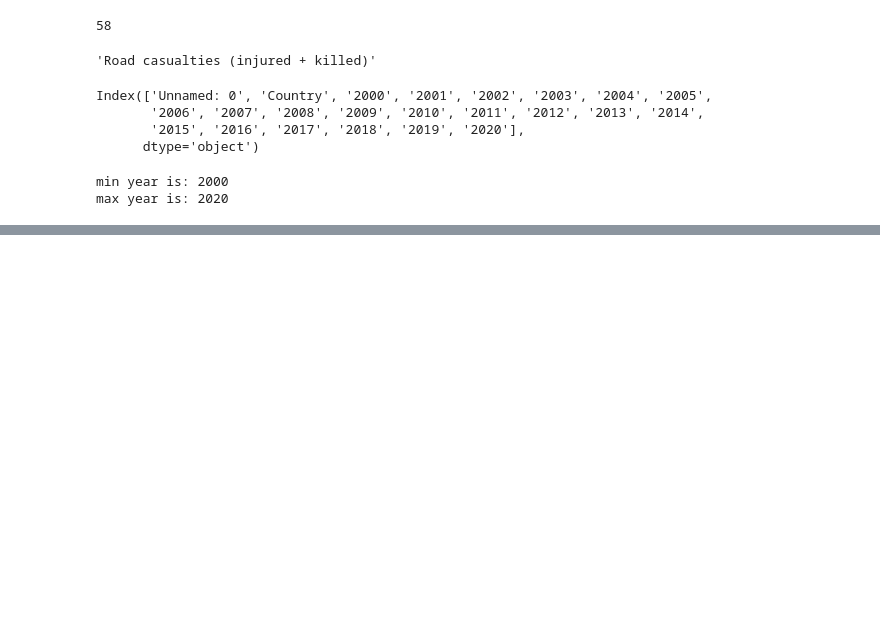
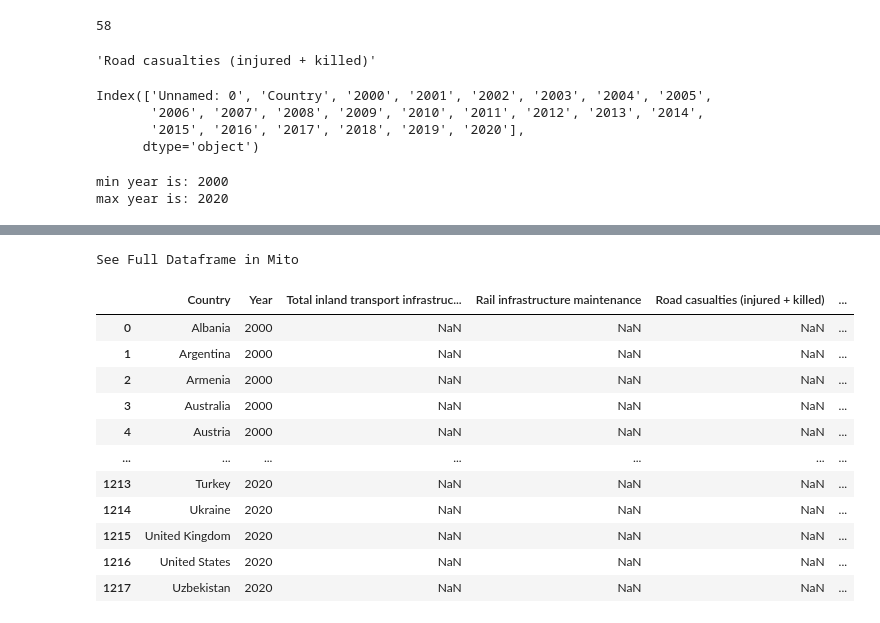
Before and after one commit to zeevSozin/data-science-project, a Jupyter notebook: dataGatherring.ipynb, the cells around one changed output, grey strips where cells are left out. Cells and saved outputs as stored; diff of their text form; code cells hidden in the pictures; blank space fills up the shorter version.

```diff
--- a/dataGatherring.ipynb
+++ b/dataGatherring.ipynb
@@ -218,0 +396,16 @@ max year is: 2020
+# %%
+countryYearDf
+# %% [output]
+See Full Dataframe in Mito
+|  | Country | Year | Total inland transport infrastruc... | Rail infrastructure maintenance | Road casualties (injured + killed) | ... |
+| 0 | Albania | 2000 | NaN | NaN | NaN | ... |
+| 1 | Argentina | 2000 | NaN | NaN | NaN | ... |
+| 2 | Armenia | 2000 | NaN | NaN | NaN | ... |
+| 3 | Australia | 2000 | NaN | NaN | NaN | ... |
+| 4 | Austria | 2000 | NaN | NaN | NaN | ... |
+| ... | ... | ... | ... | ... | ... | ... |
+| 1213 | Turkey | 2020 | NaN | NaN | NaN | ... |
+| 1214 | Ukraine | 2020 | NaN | NaN | NaN | ... |
+| 1215 | United Kingdom | 2020 | NaN | NaN | NaN | ... |
+| 1216 | United States | 2020 | NaN | NaN | NaN | ... |
+| 1217 | Uzbekistan | 2020 | NaN | NaN | NaN | ... |
```
Also changed, not shown: parts of 22 cells of this notebook.
